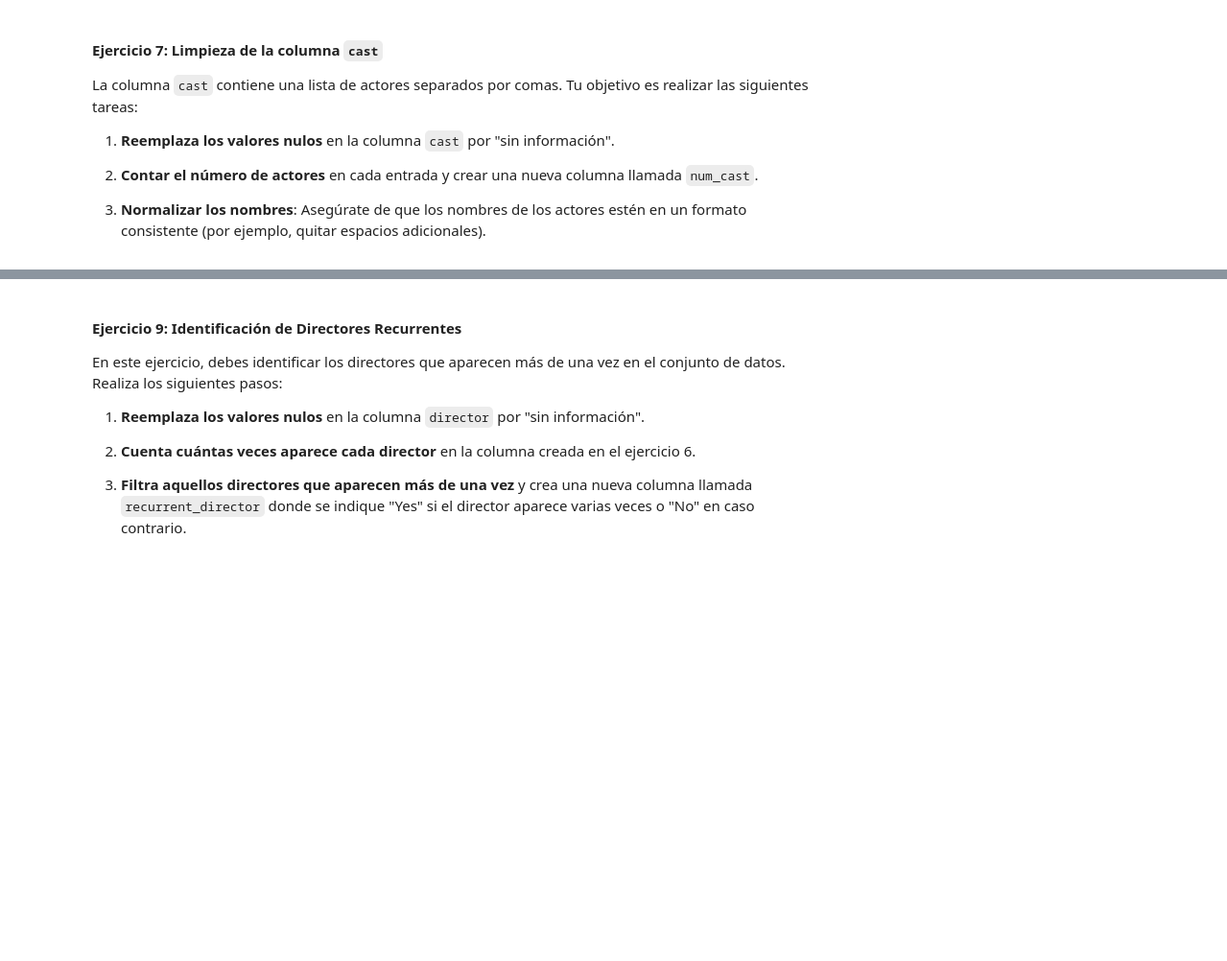
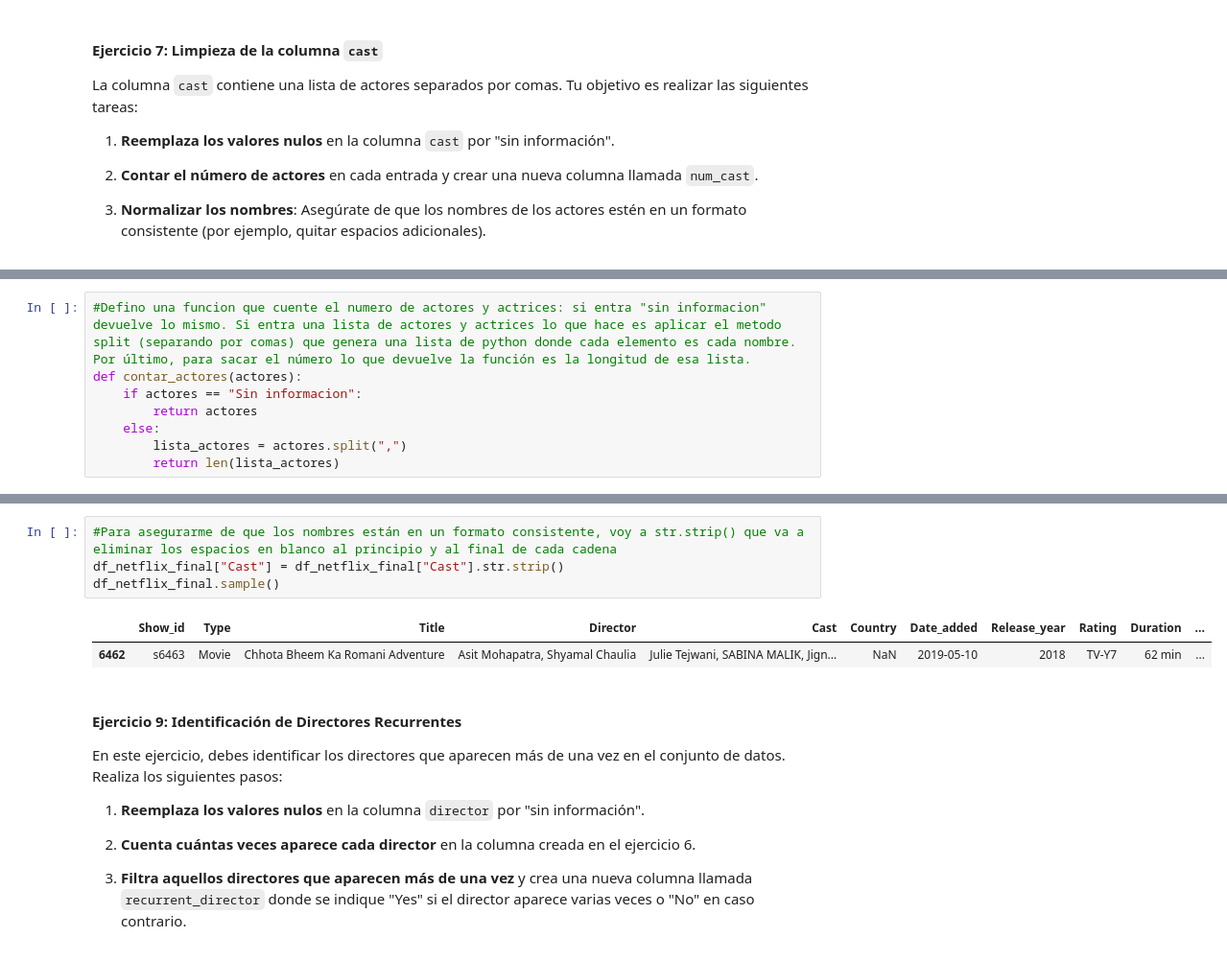
Before and after one commit to raquelscv/laboratorio-Pandas-Limpieza, a Jupyter notebook: laboratorio-modulo2-leccion05-limpieza.ipynb, the cells around one changed output, grey strips where cells are left out. Shown: that part at 96% size. Drawn from its saved outputs; the diff is of its cells as text; blank space fills up the shorter version.

```diff
--- a/laboratorio-modulo2-leccion05-limpieza.ipynb
+++ b/laboratorio-modulo2-leccion05-limpieza.ipynb
@@ -308,0 +331,8 @@ La columna `cast` contiene una lista de actores separados por comas. Tu objetivo
+# %%
+#Defino una funcion que cuente el numero de actores y actrices: si entra "sin informacion" devuelve lo mismo. Si entra una lista de actores y actrices lo que hace es aplicar el metodo split (separando por comas) que genera una lista de python donde cada elemento es cada nombre. Por último, para sacar el número lo que devuelve la función es la longitud de esa lista.
+def contar_actores(actores):
+    if actores == "Sin informacion":
+        return actores
+    else:
+        lista_actores = actores.split(",")
+        return len(lista_actores)
@@ -309,3 +346,10 @@ La columna `cast` contiene una lista de actores separados por comas. Tu objetivo
+# %%
+#Para asegurarme de que los nombres están en un formato consistente, voy a str.strip() que va a eliminar los espacios en blanco al principio y al final de cada cadena
+df_netflix_final["Cast"] = df_netflix_final["Cast"].str.strip()
+df_netflix_final.sample()
+# %% [output]
+|  | Show_id | Type | Title | Director | Cast | Country | Date_added | Release_year | Rating | Duration | ... |
+| 6462 | s6463 | Movie | Chhota Bheem Ka Romani Adventure | Asit Mohapatra, Shyamal Chaulia | Julie Tejwani, SABINA MALIK, Jign... | NaN | 2019-05-10 | 2018 | TV-Y7 | 62 min | ... |
 # %% [markdown]
 
 #### Ejercicio 9: Identificación de Directores Recurrentes
```
Also changed, not shown: parts of 12 cells of this notebook.
